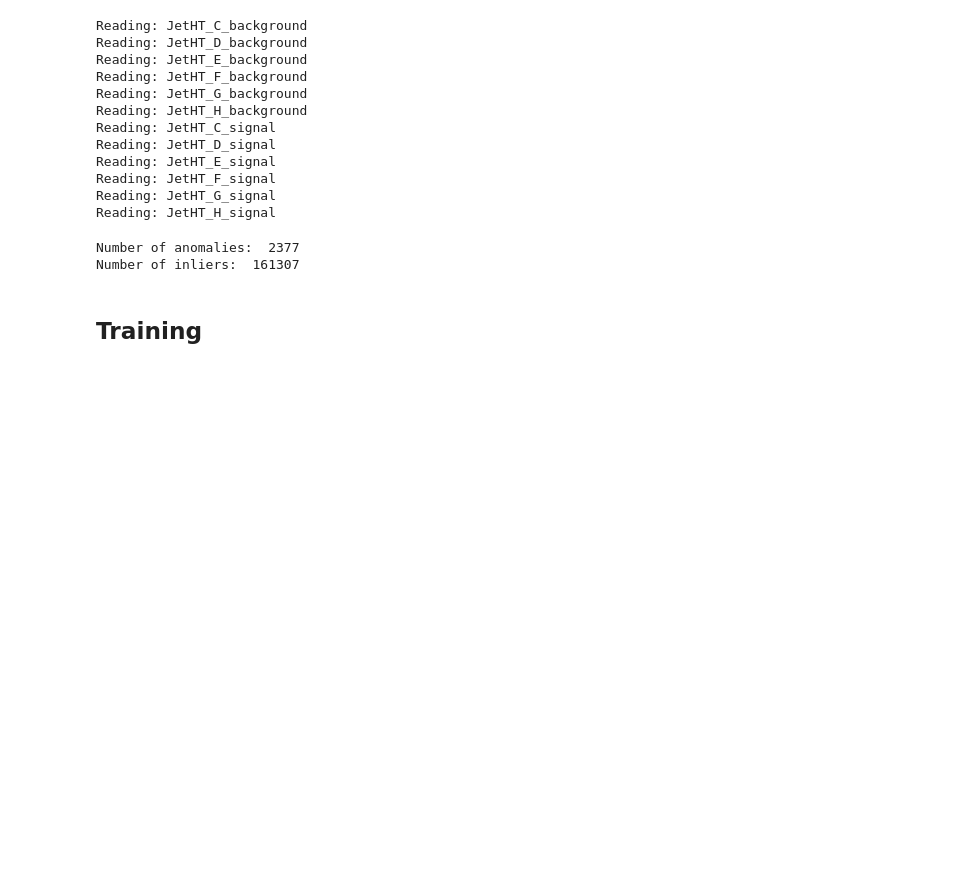
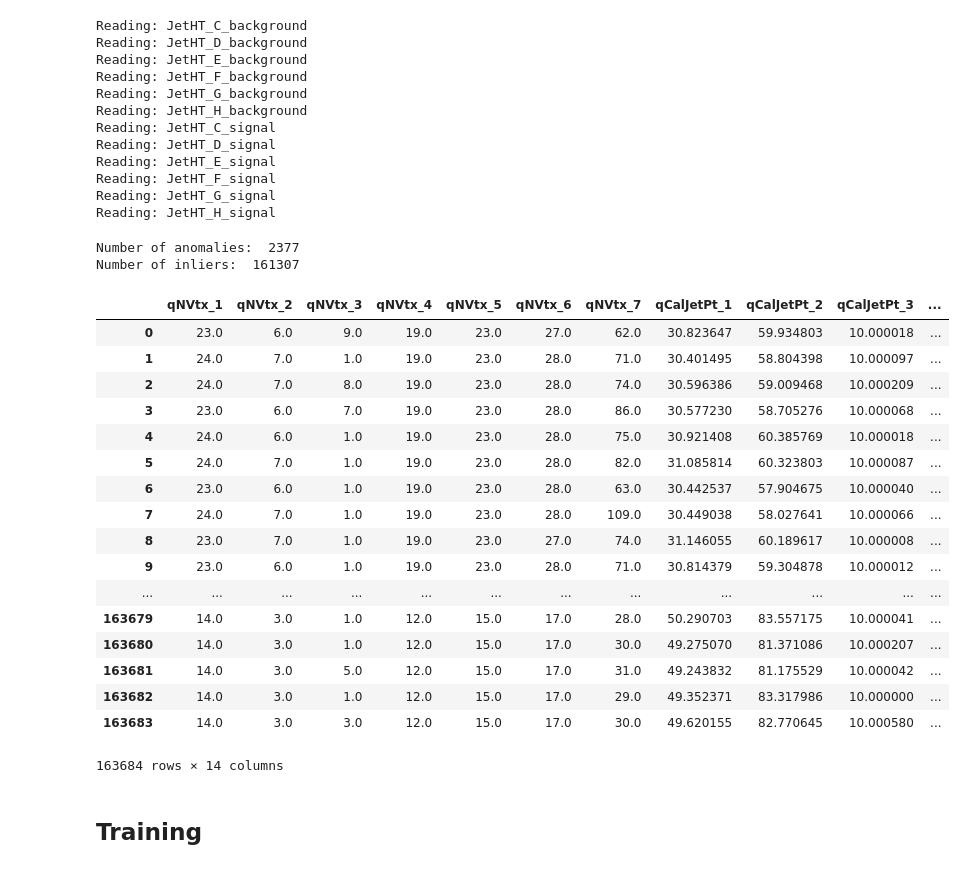
Before and after one commit to ZhenxuanZhang-Jensen/ML4DQM_autoencoder, a Jupyter notebook: train_model_simple.ipynb, the cells around one changed output. Cells and saved outputs as stored; diff of their text form; code cells hidden in the pictures; blank space fills up the shorter version.

```diff
--- a/train_model_simple.ipynb
+++ b/train_model_simple.ipynb
@@ -208,6 +226,28 @@ print("Number of inliers: ", len(data[data["label"] == 0]))
 # %% [output]
 Number of anomalies:  2377
 Number of inliers:  161307
+# %%
+data[['qNVtx_1','qNVtx_2','qNVtx_3','qNVtx_4','qNVtx_5','qNVtx_6','qNVtx_7',
+      'qCalJetPt_1','qCalJetPt_2','qCalJetPt_3','qCalJetPt_4','qCalJetPt_5','qCalJetPt_6','qCalJetPt_7']]
+# %% [output]
+|  | qNVtx_1 | qNVtx_2 | qNVtx_3 | qNVtx_4 | qNVtx_5 | qNVtx_6 | qNVtx_7 | qCalJetPt_1 | qCalJetPt_2 | qCalJetPt_3 | ... |
+| 0 | 23.0 | 6.0 | 9.0 | 19.0 | 23.0 | 27.0 | 62.0 | 30.823647 | 59.934803 | 10.000018 | ... |
+| 1 | 24.0 | 7.0 | 1.0 | 19.0 | 23.0 | 28.0 | 71.0 | 30.401495 | 58.804398 | 10.000097 | ... |
+| 2 | 24.0 | 7.0 | 8.0 | 19.0 | 23.0 | 28.0 | 74.0 | 30.596386 | 59.009468 | 10.000209 | ... |
+| 3 | 23.0 | 6.0 | 7.0 | 19.0 | 23.0 | 28.0 | 86.0 | 30.577230 | 58.705276 | 10.000068 | ... |
+| 4 | 24.0 | 6.0 | 1.0 | 19.0 | 23.0 | 28.0 | 75.0 | 30.921408 | 60.385769 | 10.000018 | ... |
+| 5 | 24.0 | 7.0 | 1.0 | 19.0 | 23.0 | 28.0 | 82.0 | 31.085814 | 60.323803 | 10.000087 | ... |
+| 6 | 23.0 | 6.0 | 1.0 | 19.0 | 23.0 | 28.0 | 63.0 | 30.442537 | 57.904675 | 10.000040 | ... |
+| 7 | 24.0 | 7.0 | 1.0 | 19.0 | 23.0 | 28.0 | 109.0 | 30.449038 | 58.027641 | 10.000066 | ... |
+| 8 | 23.0 | 7.0 | 1.0 | 19.0 | 23.0 | 27.0 | 74.0 | 31.146055 | 60.189617 | 10.000008 | ... |
+| 9 | 23.0 | 6.0 | 1.0 | 19.0 | 23.0 | 28.0 | 71.0 | 30.814379 | 59.304878 | 10.000012 | ... |
+| ... | ... | ... | ... | ... | ... | ... | ... | ... | ... | ... | ... |
+| 163679 | 14.0 | 3.0 | 1.0 | 12.0 | 15.0 | 17.0 | 28.0 | 50.290703 | 83.557175 | 10.000041 | ... |
+| 163680 | 14.0 | 3.0 | 1.0 | 12.0 | 15.0 | 17.0 | 30.0 | 49.275070 | 81.371086 | 10.000207 | ... |
+| 163681 | 14.0 | 3.0 | 5.0 | 12.0 | 15.0 | 17.0 | 31.0 | 49.243832 | 81.175529 | 10.000042 | ... |
+| 163682 | 14.0 | 3.0 | 1.0 | 12.0 | 15.0 | 17.0 | 29.0 | 49.352371 | 83.317986 | 10.000000 | ... |
+| 163683 | 14.0 | 3.0 | 3.0 | 12.0 | 15.0 | 17.0 | 30.0 | 49.620155 | 82.770645 | 10.000580 | ... |
+163684 rows × 14 columns
 # %% [markdown]
 ## Training
 # %%
```
Also changed, not shown: parts of 4 cells of this notebook.
